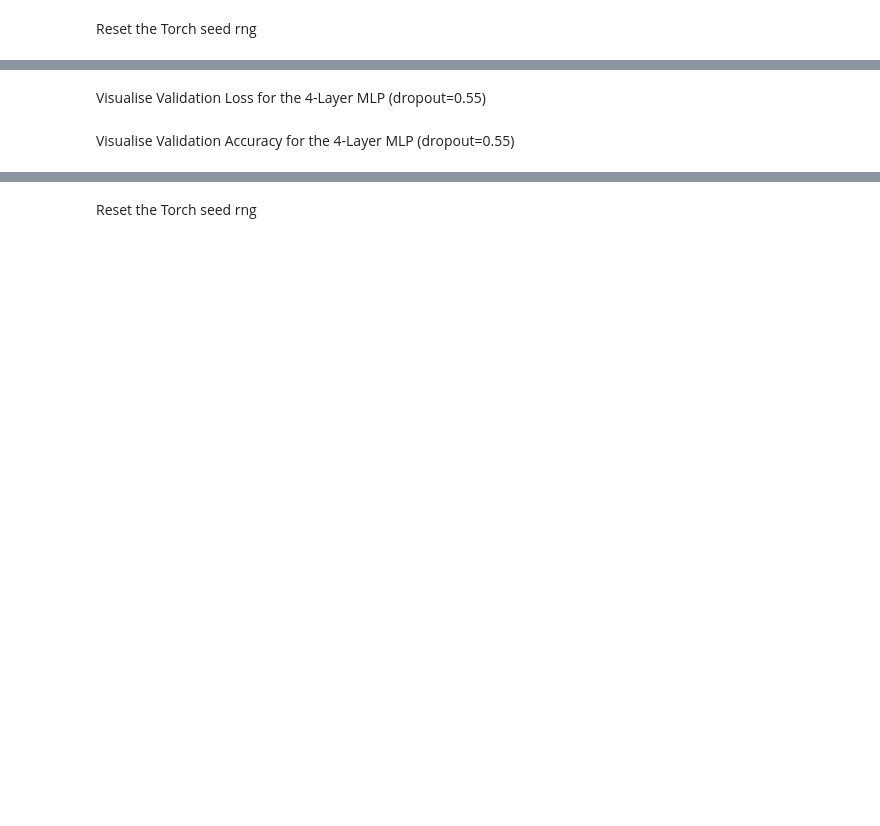
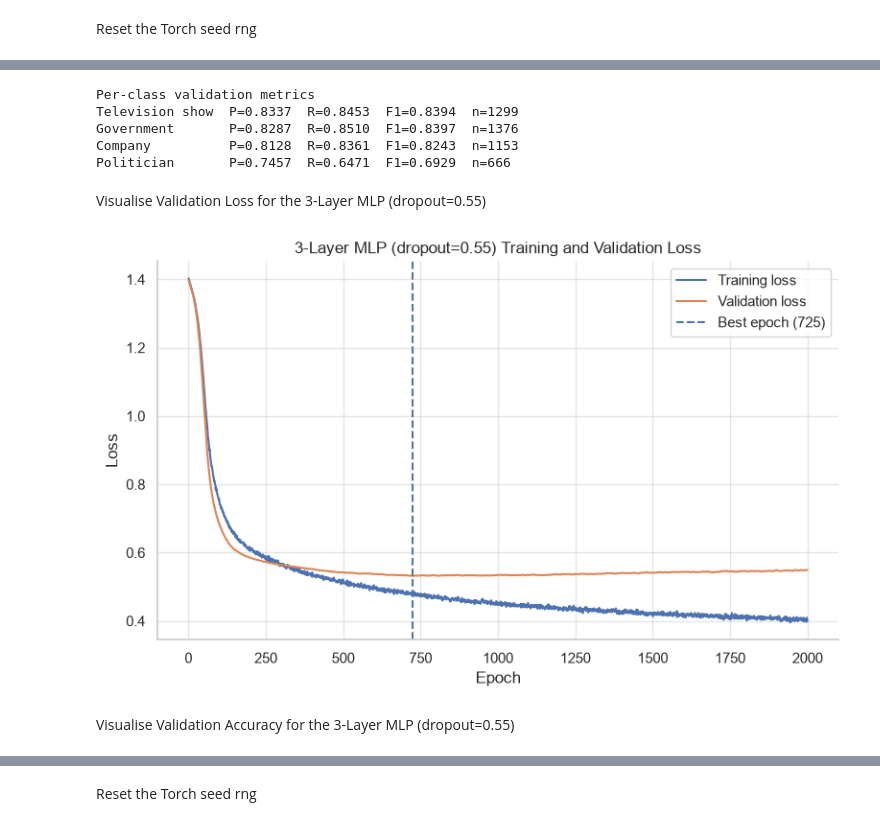
Before and after one commit to dm-uq/PatternAnalysis-2026, a Jupyter notebook: recognition/MultiLayer_GNN_s45506053/04_mlp_tuning.ipynb, the cells around one changed output, grey strips where cells are left out. Saved outputs shown, nothing was run; the diff lists cells and outputs as text; code cells hidden in the pictures; blank space fills up the shorter version.

```diff
--- a/recognition/MultiLayer_GNN_s45506053/04_mlp_tuning.ipynb
+++ b/recognition/MultiLayer_GNN_s45506053/04_mlp_tuning.ipynb
@@ -1002,5 +1185,5 @@ Instantiate the 4-Layer MLP (dropout=0.55) network
 # %%
-mlp4_model = MLPNetwork4Layer(
+mlp3_model = MLPNetwork3Layer(
     in_channels=data.num_node_features,
     hidden_channels=HIDDEN_CHANNELS,
     out_channels=dataset.num_classes,
@@ -1011,7 +1194,7 @@ Define the Loss function and Optimiser for the 4-Layer MLP (dropout=0.55)
 # %%
 # optimiser
-mlp4_optimizer = torch.optim.Adam(
-    mlp4_model.parameters(),
+mlp3_optimizer = torch.optim.Adam(
+    mlp3_model.parameters(),
     lr=LEARNING_RATE,
     weight_decay=WEIGHT_DECAY,
 )
@@ -1020,14 +1203,14 @@ mlp4_optimizer = torch.optim.Adam(
 # %%
-# perform training and validation of the 4-Layer MLP (dropout=0.55)
+# perform training and validation of the 3-Layer MLP (dropout=0.55)
 
-mlp4_result = train_mlp_model(
-    model=mlp4_model,
+mlp3_result = train_mlp_model(
+    model=mlp3_model,
     features=data.x,
     labels=data.y,
     train_mask=data.train_mask,
     val_mask=data.val_mask,
     criterion=CRITERION,
-    optimizer=mlp4_optimizer,
+    optimizer=mlp3_optimizer,
     epochs=EPOCHS_2K,
     print_every=100,
 )
@@ -1079,19 +1288,27 @@ print("\nPer-class validation metrics")
 for i, class_name in enumerate(CLASS_NAMES):
     print(
         f"{class_name:16} "
-        f"P={mlp4_metrics['precision'][i]:.4f}  "
-        f"R={mlp4_metrics['recall'][i]:.4f}  "
-        f"F1={mlp4_metrics['f1'][i]:.4f}  "
-        f"n={mlp4_metrics['support'][i]}"
+        f"P={mlp3_metrics['precision'][i]:.4f}  "
+        f"R={mlp3_metrics['recall'][i]:.4f}  "
+        f"F1={mlp3_metrics['f1'][i]:.4f}  "
+        f"n={mlp3_metrics['support'][i]}"
     )
+# %% [output]
+Per-class validation metrics
+Television show  P=0.8337  R=0.8453  F1=0.8394  n=1299
+Government       P=0.8287  R=0.8510  F1=0.8397  n=1376
+Company          P=0.8128  R=0.8361  F1=0.8243  n=1153
+Politician       P=0.7457  R=0.6471  F1=0.6929  n=666
 # %% [markdown]
-Visualise Validation Loss for the 4-Layer MLP (dropout=0.55)
+Visualise Validation Loss for the 3-Layer MLP (dropout=0.55)
 # %%
-mlp4_loss_fig, _ = plot_training_validation_loss(
-    history=mlp4_result["history"],
-    best_epoch=mlp4_result["best_epoch"],
-    title="4-Layer MLP (dropout=0.55) Training and Validation Loss",
+mlp3_loss_fig, _ = plot_training_validation_loss(
+    history=mlp3_result["history"],
+    best_epoch=mlp3_result["best_epoch"],
+    title="3-Layer MLP (dropout=0.55) Training and Validation Loss",
 )
 
 plt.show()
+# %% [output]
+[figure, added]
 # %%
@@ -1102,5 +1319,5 @@ mlp4_loss_fig.savefig(
     bbox_inches="tight",
 )
 # %% [markdown]
-Visualise Validation Accuracy for the 4-Layer MLP (dropout=0.55)
+Visualise Validation Accuracy for the 3-Layer MLP (dropout=0.55)
 # %%
```
Also changed, not shown: parts of 361 cells of this notebook, 2 other files.
